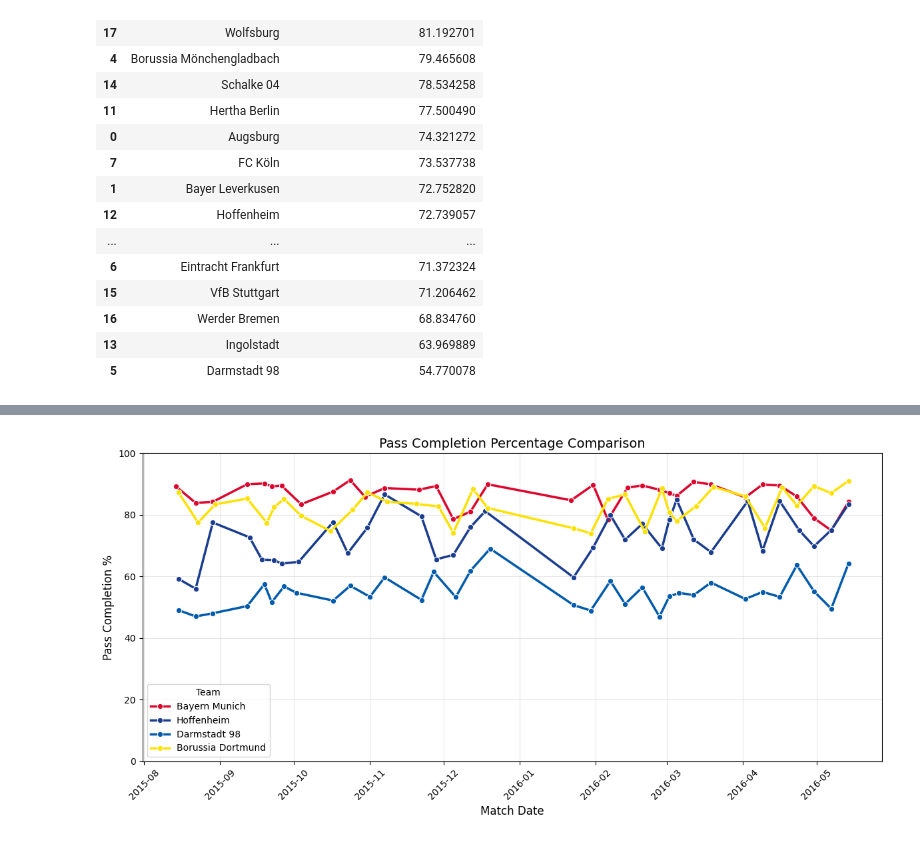
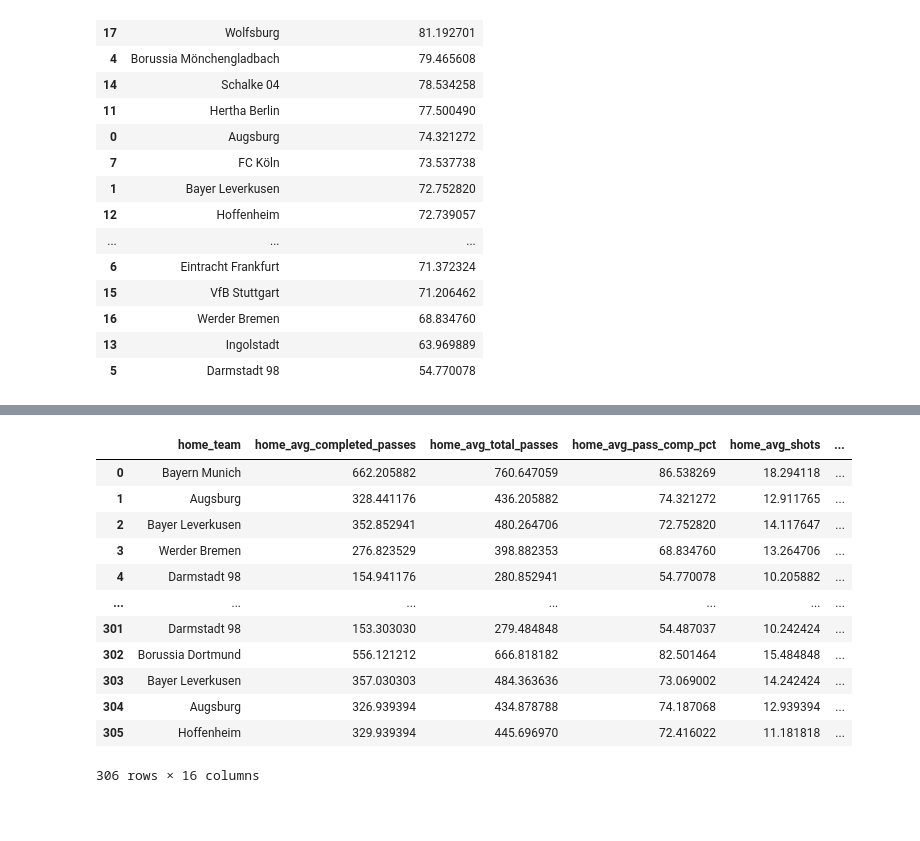
Before and after one commit to MaxPrinz98/FootballDSAI, a Jupyter notebook: Team_ranking.ipynb, the cells around one changed output, grey strips where cells are left out. Saved outputs shown, nothing was run; the diff lists cells and outputs as text; code cells hidden in the pictures; blank space fills up the shorter version.

```diff
--- a/Team_ranking.ipynb
+++ b/Team_ranking.ipynb
@@ -282,34 +318,32 @@ plt.show()
-# %%
-pass_completion_rates = team_stats[['team', 'match_date', 'pass_completion_percentage']]
-
-teams_to_plot = ['Bayern Munich', 'Borussia Dortmund', 'Darmstadt 98', 'Hoffenheim']
-multi_team_data = pass_completion_rates[pass_completion_rates['team'].isin(teams_to_plot)]
-
-
-custom_colors = {
-    'Bayern Munich': '#DC052D',        # Red
-    'Borussia Dortmund': '#FDE100',    # Yellow
-    'Darmstadt 98': '#005BAC',         # Blue
-    'Hoffenheim': '#1A3D8F'            # Dark Blue
-}
-# Create plot
-plt.figure(figsize=(12, 6))
-sns.lineplot(data=multi_team_data,
-             x='match_date',
-             y='pass_completion_percentage',
-             hue='team',
-             marker='o',
-             palette= custom_colors,
-             linewidth=2.5)
-
-plt.title('Pass Completion Percentage Comparison', fontsize=14)
-plt.xlabel('Match Date', fontsize=12)
-plt.ylabel('Pass Completion %', fontsize=12)
-plt.legend(title='Team')
-plt.grid(True, alpha=0.3)
-plt.xticks(rotation=45)
-plt.ylim(0, 100)
-plt.tight_layout()
-plt.show()
-# %% [output]
-[figure, removed]
+# %%
+all_features = []
+for i in range(1,matches['match_week'].max()+1):
+    team_pairings = matches[matches['match_week'] == i]
+    # Cheating the stats data for first match_week because we cannot predict a game, when no game before is played
+    if i == 1:
+        real_chances = calculate_chances_from_played_games(team_stats=team_stats, considered_matchweeks=list(range(1, matches['match_week'].max()+1)), round_decimals=None)
+        for _, match in team_pairings.iterrows():
+            features = calculate_features_based_on_certain_matchweeks(home_team=match['home_team'],away_team=match['away_team'], chances= real_chances, matches=matches)
+            all_features.append(features)
+    else:
+        real_chances = calculate_chances_from_played_games(team_stats=team_stats, considered_matchweeks=list(range(1, i)), round_decimals=None)
+        for _, match in team_pairings.iterrows():
+            features = calculate_features_based_on_certain_matchweeks(home_team=match['home_team'],away_team=match['away_team'], chances= real_chances, matches=matches)
+            all_features.append(features)
+
+final_features = pd.concat(all_features, ignore_index=True)
+final_features
+# %% [output]
+|  | home_team | home_avg_completed_passes | home_avg_total_passes | home_avg_pass_comp_pct | home_avg_shots | ... |
+| 0 | Bayern Munich | 662.205882 | 760.647059 | 86.538269 | 18.294118 | ... |
+| 1 | Augsburg | 328.441176 | 436.205882 | 74.321272 | 12.911765 | ... |
+| 2 | Bayer Leverkusen | 352.852941 | 480.264706 | 72.752820 | 14.117647 | ... |
+| 3 | Werder Bremen | 276.823529 | 398.882353 | 68.834760 | 13.264706 | ... |
+| 4 | Darmstadt 98 | 154.941176 | 280.852941 | 54.770078 | 10.205882 | ... |
+| ... | ... | ... | ... | ... | ... | ... |
+| 301 | Darmstadt 98 | 153.303030 | 279.484848 | 54.487037 | 10.242424 | ... |
+| 302 | Borussia Dortmund | 556.121212 | 666.818182 | 82.501464 | 15.484848 | ... |
+| 303 | Bayer Leverkusen | 357.030303 | 484.363636 | 73.069002 | 14.242424 | ... |
+| 304 | Augsburg | 326.939394 | 434.878788 | 74.187068 | 12.939394 | ... |
+| 305 | Hoffenheim | 329.939394 | 445.696970 | 72.416022 | 11.181818 | ... |
+306 rows × 16 columns
```
Also changed, not shown: parts of 16 cells of this notebook, 1 other file.
